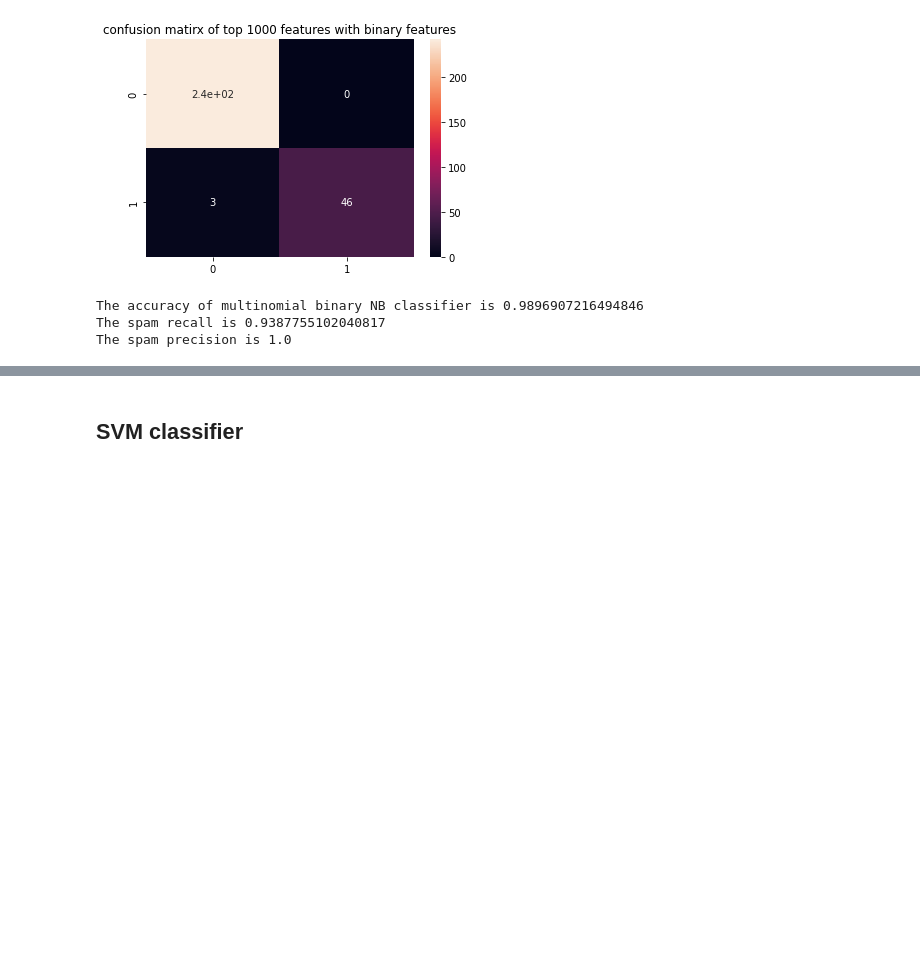
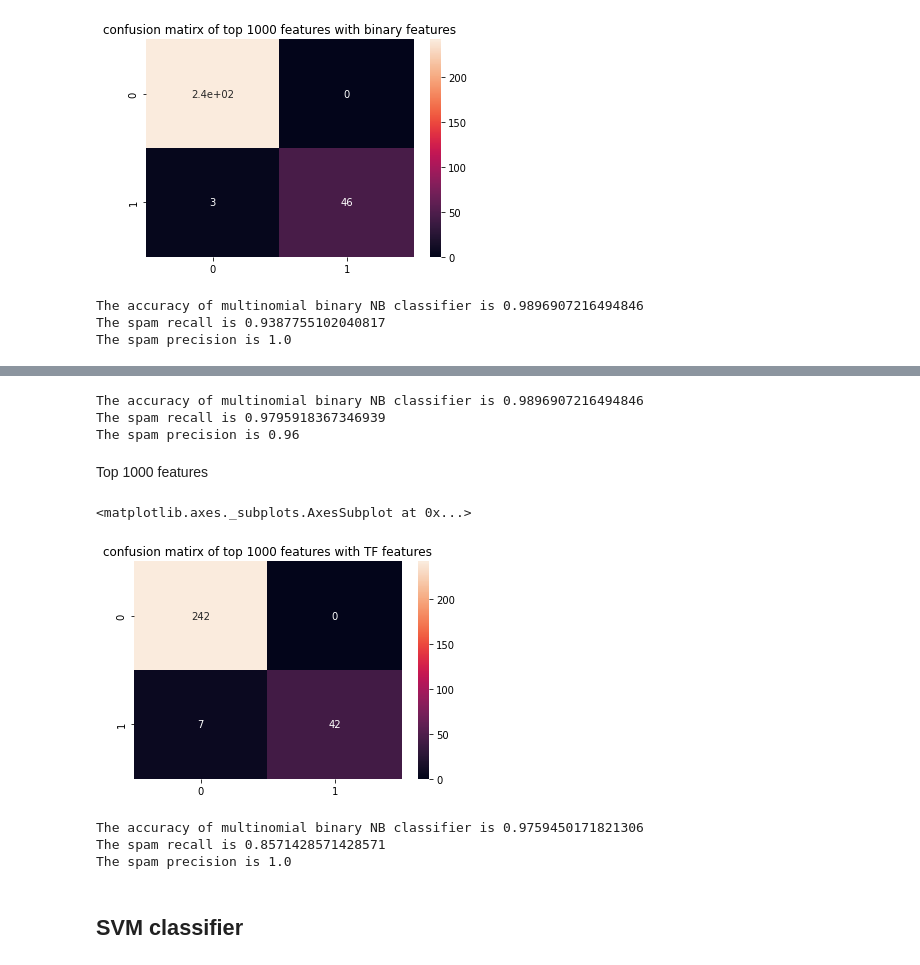
Before and after one commit to yeb2Binfang/ECE-GY-9163-ML-cyber, a Jupyter notebook: Lab/MLSec_Lab1.ipynb, the cells around one changed output, grey strips where cells are left out. Drawn from its saved outputs; the diff is of its cells as text; code cells hidden in the pictures; blank space fills up the shorter version.

```diff
--- a/Lab/MLSec_Lab1.ipynb
+++ b/Lab/MLSec_Lab1.ipynb
@@ -708,2 +820,45 @@ The spam precision is 1.0
+# %%
+acc_top_100_multinomial_TF = accuracy_score(test_data_100_TF_feature_true_label, test_data_100_TF_feature_pred_result)
+recall_top_100_multinomial_TF = recall_score(test_data_100_TF_feature_true_label, test_data_100_TF_feature_pred_result, average='binary')
+precision_top_100_multinomial_TF = precision_score(test_data_100_TF_feature_true_label, test_data_100_TF_feature_pred_result, average='binary')
+
+print("The accuracy of multinomial binary NB classifier is {}".format(acc_top_100_multinomial_TF))
+print("The spam recall is {}".format(recall_top_100_multinomial_TF ))
+print("The spam precision is {}".format(precision_top_100_multinomial_TF))
+# %% [output]
+The accuracy of multinomial binary NB classifier is 0.9896907216494846
+The spam recall is 0.9795918367346939
+The spam precision is 0.96
+# %% [markdown]
+Top 1000 features
+# %%
+test_data_1000_TF_feature_list = []
+for item in test_data_1000_TF_feature:
+  test_data_1000_TF_feature_list.append(list(item.values()))
+# %%
+test_data_1000_TF_feature_pred_result = []
+test_data_1000_TF_feature_true_label = []
+for email in test_data_1000_TF_feature_list:
+  test_data_1000_TF_feature_pred_result.append(multinomialNBWithBinary(top_1000_IG_words, email[0:999], count_spam, count_ham, spam_word_count, ham_word_count))
+  test_data_1000_TF_feature_true_label.append(email[-1])
+# %%
+cf_matrix = confusion_matrix(test_data_1000_TF_feature_true_label, test_data_1000_TF_feature_pred_result)
+plt.title("confusion matirx of top 1000 features with TF features")
+sns.heatmap(cf_matrix, annot=True, fmt='d')
+# %% [output]
+<matplotlib.axes._subplots.AxesSubplot at 0x...>
+[figure, added]
+# %%
+acc_top_1000_multinomial_TF = accuracy_score(test_data_1000_TF_feature_true_label, test_data_1000_TF_feature_pred_result)
+recall_top_1000_multinomial_TF = recall_score(test_data_1000_TF_feature_true_label, test_data_1000_TF_feature_pred_result, average='binary')
+precision_top_1000_multinomial_TF = precision_score(test_data_1000_TF_feature_true_label, test_data_1000_TF_feature_pred_result, average='binary')
+
+print("The accuracy of multinomial binary NB classifier is {}".format(acc_top_1000_multinomial_TF))
+print("The spam recall is {}".format(recall_top_1000_multinomial_TF ))
+print("The spam precision is {}".format(precision_top_1000_multinomial_TF))
+# %% [output]
+The accuracy of multinomial binary NB classifier is 0.9759450171821306
+The spam recall is 0.8571428571428571
+The spam precision is 1.0
 # %% [markdown]
 ## SVM classifier
```
Also changed, not shown: parts of 25 cells of this notebook.
